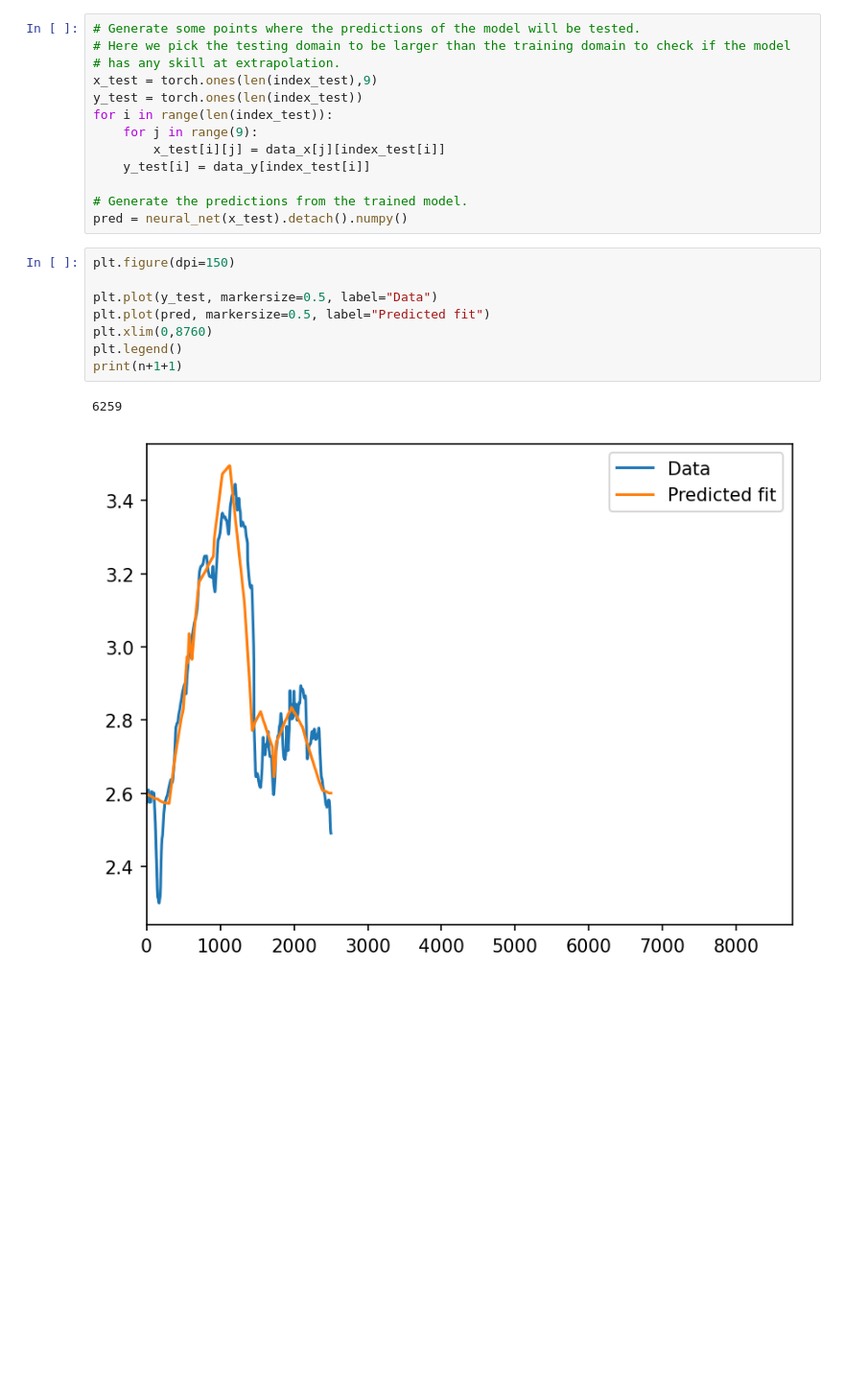
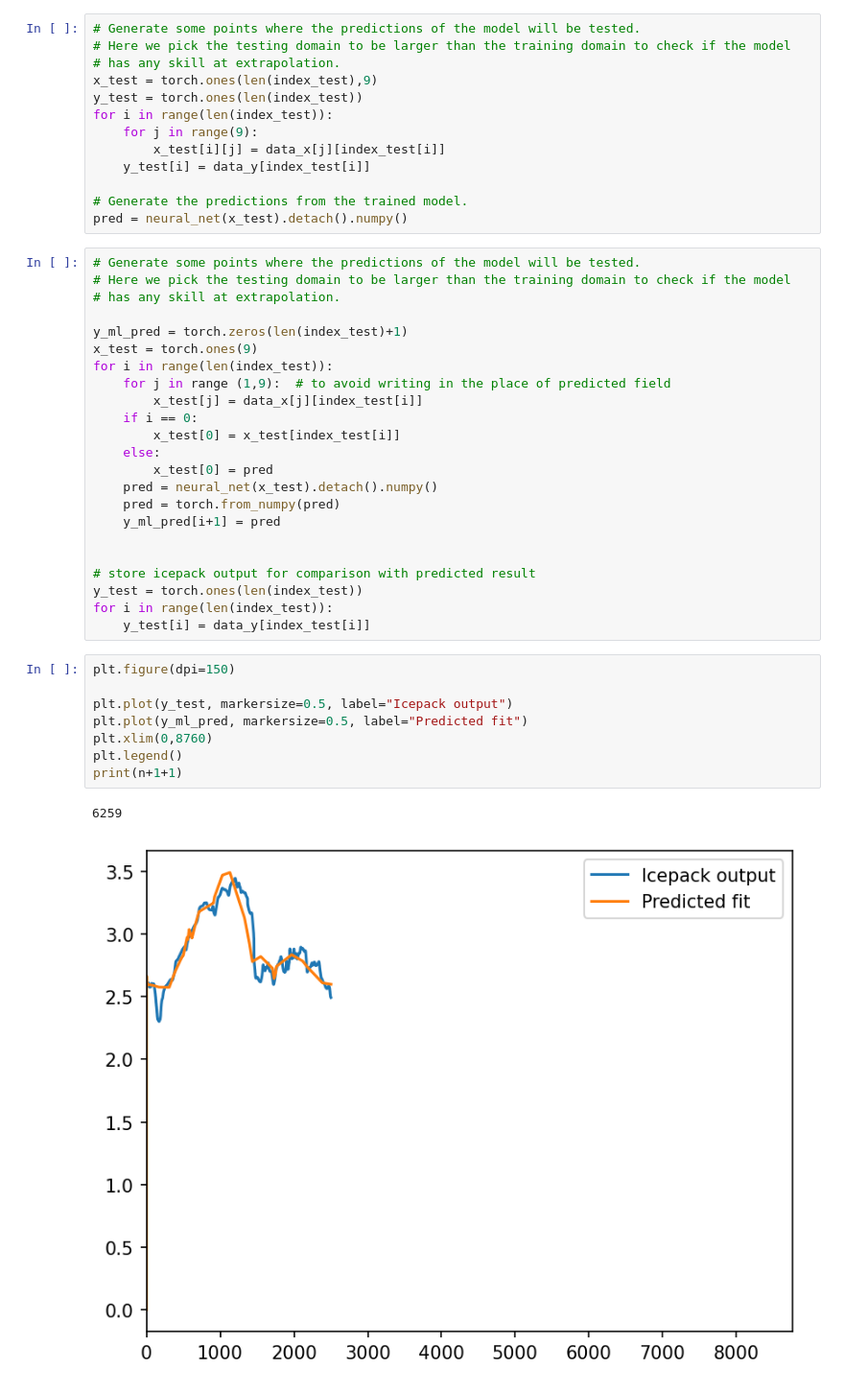
Before and after one commit to francescococetta/ictp2024_project10, a Jupyter notebook: scripts/1_hour_input.ipynb, the cells around one changed output. Shown: that part at 96% size. Cells and saved outputs as stored; diff of their text form; blank space fills up the shorter version.

Commit message:
corrected timestepping for prediction

```diff
--- a/scripts/1_hour_input.ipynb
+++ b/scripts/1_hour_input.ipynb
@@ -122,14 +122,37 @@ for i in range(len(index_test)):
 
 # Generate the predictions from the trained model.
 pred = neural_net(x_test).detach().numpy()
+# %%
+# Generate some points where the predictions of the model will be tested.
+# Here we pick the testing domain to be larger than the training domain to check if the model
+# has any skill at extrapolation.
+
+y_ml_pred = torch.zeros(len(index_test)+1)
+x_test = torch.ones(9)
+for i in range(len(index_test)):
+    for j in range (1,9):  # to avoid writing in the place of predicted field
+        x_test[j] = data_x[j][index_test[i]]
+    if i == 0:
+        x_test[0] = x_test[index_test[i]]
+    else:
+        x_test[0] = pred
+    pred = neural_net(x_test).detach().numpy()
+    pred = torch.from_numpy(pred)
+    y_ml_pred[i+1] = pred
+
+
+# store icepack output for comparison with predicted result
+y_test = torch.ones(len(index_test))
+for i in range(len(index_test)):
+    y_test[i] = data_y[index_test[i]]
 # %%
 plt.figure(dpi=150)
 
-plt.plot(y_test, markersize=0.5, label="Data")
-plt.plot(pred, markersize=0.5, label="Predicted fit")
+plt.plot(y_test, markersize=0.5, label="Icepack output")
+plt.plot(y_ml_pred, markersize=0.5, label="Predicted fit")
 plt.xlim(0,8760)
 plt.legend()
 print(n+1+1)
 # %% [output]
 6259
-[figure, old version]
+[figure, new version]
```
